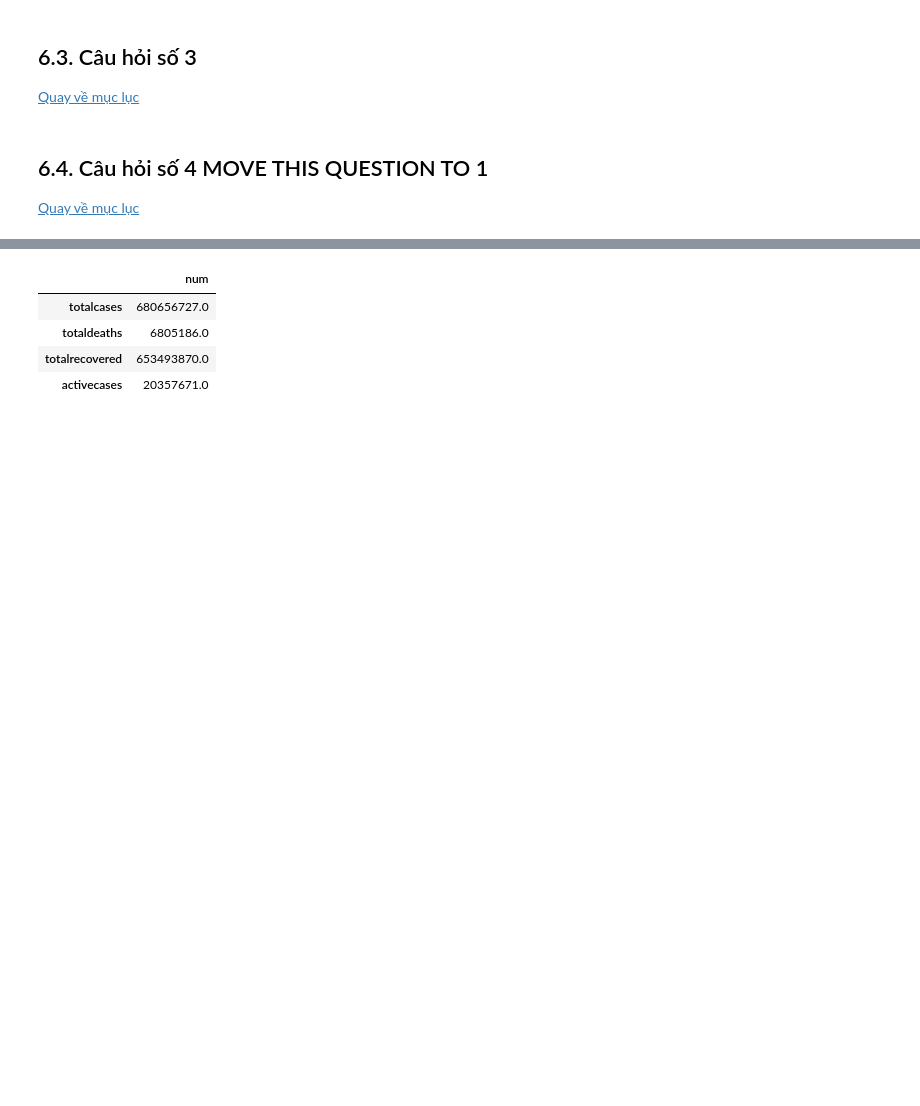
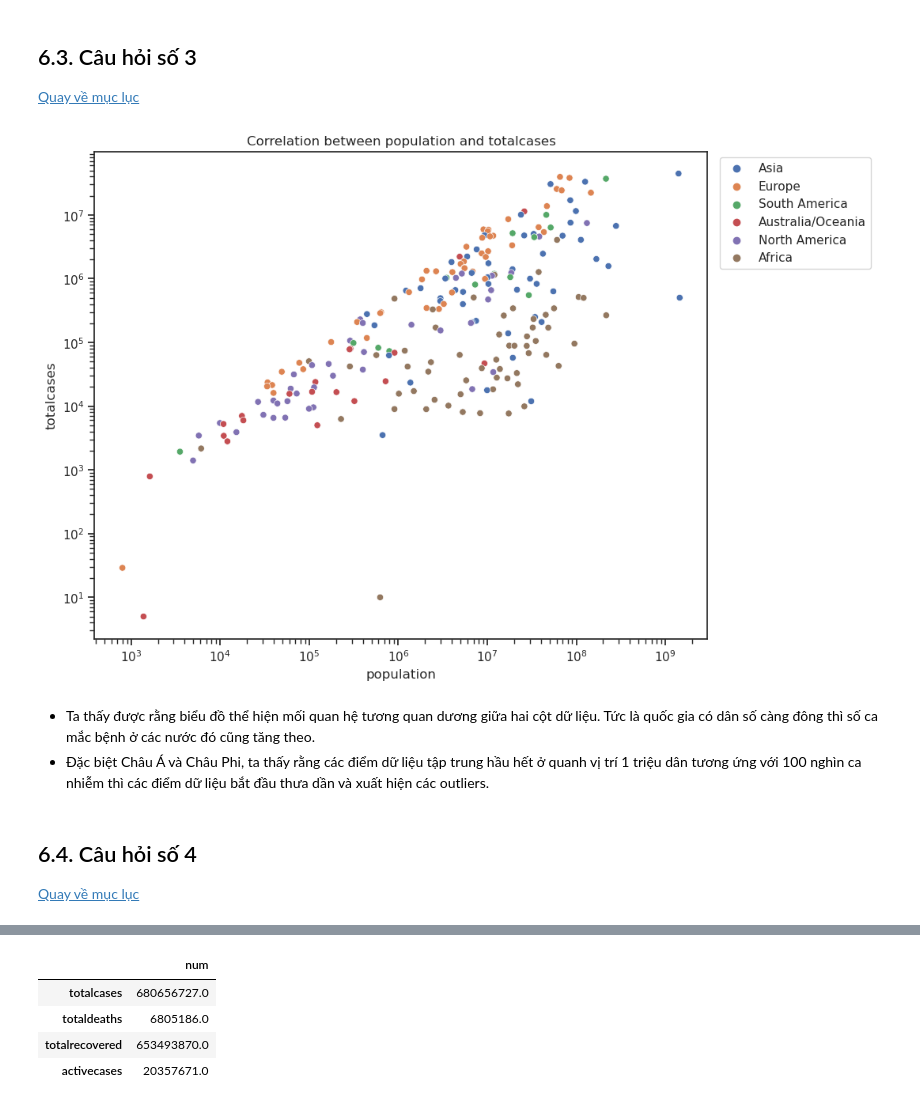
Before and after one commit to phuong1605/Data-Relationship, a Jupyter notebook: lab1.ipynb, the cells around one changed output, grey strips where cells are left out. Saved outputs shown, nothing was run; the diff lists cells and outputs as text; code cells hidden in the pictures; blank space fills up the shorter version.

```diff
--- a/lab1.ipynb
+++ b/lab1.ipynb
@@ -239,6 +260,19 @@ Dựa vào radar chart trên ta thấy một số điểm đặc biệt :
 # %% [markdown]
 ## 6.3. Câu hỏi số 3 <a name = "section6_3"></a>
 [Quay về mục lục](#TOC)
+# %%
+fig, ax = plt.subplots(figsize=(10,8))
+plt.xscale('log')
+plt.yscale('log')
+sns.set(style="ticks", color_codes=True)
+sns.scatterplot(data=countries_df,x='population',y='totalcases',hue='continent').set(title='Correlation between population and totalcases')
+plt.legend(bbox_to_anchor=(1.01, 1))
+plt.show()
+# %% [output]
+[figure, added]
+# %% [markdown]
+- Ta thấy được rằng biểu đồ thể hiện mối quan hệ tương quan dương giữa hai cột dữ liệu. Tức là quốc gia có dân số càng đông thì số ca mắc bệnh ở các nước đó cũng tăng theo.
+- Đặc biệt Châu Á và Châu Phi, ta thấy rằng các điểm dữ liệu tập trung hầu hết ở quanh vị trí 1 triệu dân tương ứng với 100 nghìn ca nhiễm thì các điểm dữ liệu bắt đầu thưa dần và xuất hiện các outliers.
 # %% [markdown]
-## 6.4. Câu hỏi số 4 MOVE THIS QUESTION TO 1<a name = "section6_4"></a>
+## 6.4. Câu hỏi số 4 <a name = "section6_4"></a>
 [Quay về mục lục](#TOC)
```
Also changed, not shown: parts of 10 cells of this notebook.
